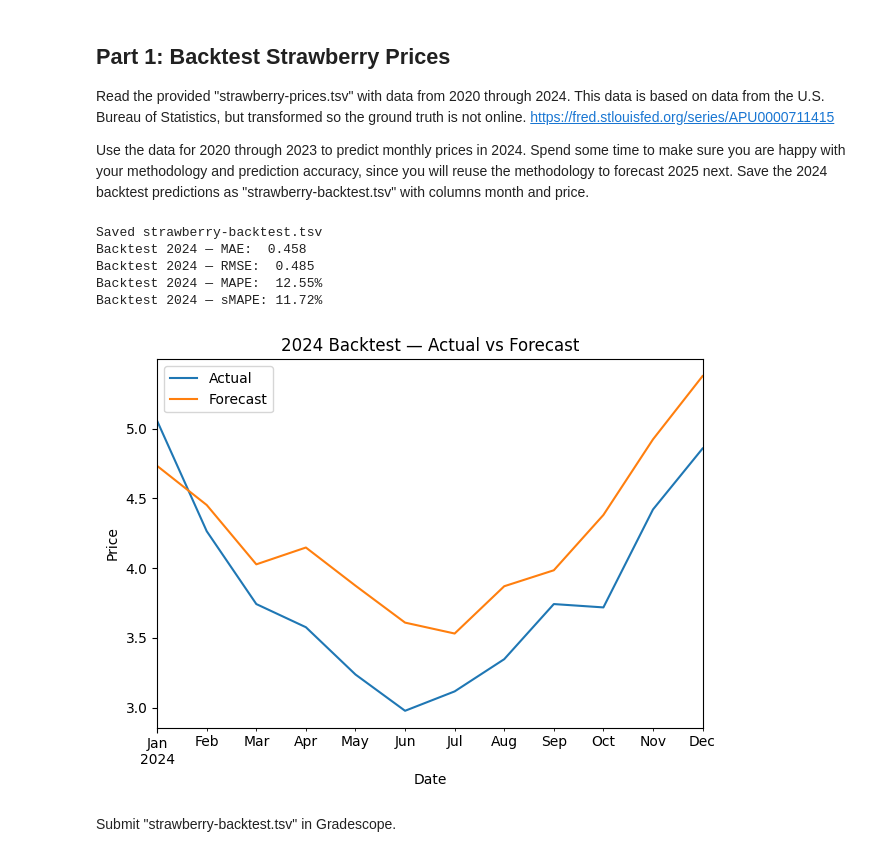
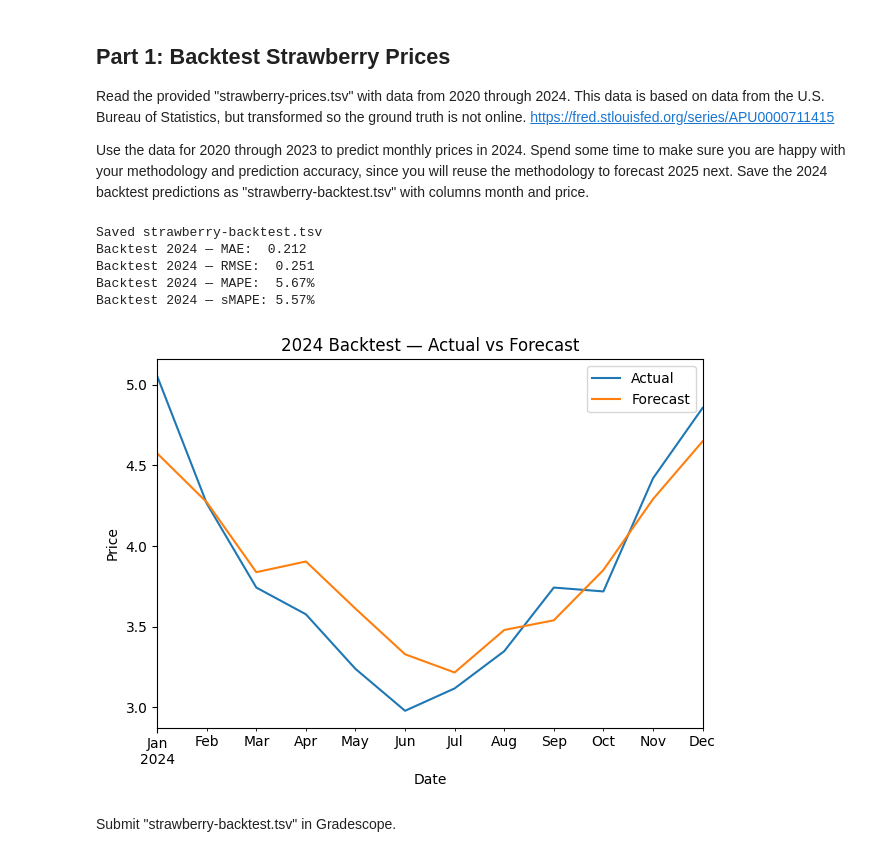
Before and after one commit to acasas11/dx704-project-02, a Jupyter notebook: project.ipynb, the cells around one changed output. Drawn from its saved outputs; the diff is of its cells as text; code cells hidden in the pictures.

```diff
--- a/project.ipynb
+++ b/project.ipynb
@@ -69,59 +69,59 @@ train = df[df["Date"].dt.year.isin([2020, 2021, 2022, 2023])].copy()
 test = df[df["Date"].dt.year.eq(2024)].copy()
 assert len(test) == 12, f"Expected 12 months for 2024, got {len(test)}."
 
-train_overall = train["Price"].mean()
-seasonal = (train.groupby(train["Date"].dt.month)["Price"].mean() / train_overall)
-seasonal = seasonal.reindex(range(1, 13)).interpolate().bfill().ffill()
-seasonal_dict = seasonal.to_dict()
+def month_number(ds: pd.Series) -> pd.Series:
+    ds = pd.to_datetime(ds)
+    return ds.dt.year * 12 + ds.dt.month
 
-train = train.assign(
-    Deseasonal=train["Price"] / train["Month"].map(seasonal_dict)
-)
+origin_m = month_number(df["Date"]).min()
 
-t = np.arange(len(train))
-X = np.c_[np.ones_like(t), t]
-beta = np.linalg.lstsq(X, train["Deseasonal"].values, rcond=None)[0]
-trend_hat = X @ beta
-resid_std = float(train["Deseasonal"].sub(trend_hat).std(ddof=1))
+def make_design(dates: pd.Series) -> np.ndarray:
+    mnum = month_number(pd.Series(dates))
+    t = (mnum - origin_m).astype(float)
+    month_dum = pd.get_dummies(pd.Series(dates).dt.month, drop_first=True)
+    X = np.column_stack([np.ones(len(t)), t, t**2, month_dum.values])
+    return X
 
-t_future = np.arange(t[-1] + 1, t[-1] + 1 + len(test))
-trend_future = (np.c_[np.ones_like(t_future), t_future] @ beta)
-test_month_seasonal = test["Month"].map(seasonal_dict).values
-pred_2024 = trend_future * test_month_seasonal
+X_tr = make_design(train["Date"])
+y_tr = train["Price"].to_numpy()
+beta = np.linalg.lstsq(X_tr, y_tr, rcond=None)[0]
+
+X_te = make_design(test["Date"])
+pred_2024 = X_te @ beta
 
 months_2024 = test["Date"].dt.to_period("M").dt.start_time
 backtest = pd.DataFrame({
     "month": months_2024.dt.strftime("%Y-%m-%d"),
     "price": pred_2024
 })
 backtest.to_csv("strawberry-backtest.tsv", sep="\t", index=False)
 print("Saved strawberry-backtest.tsv")
 
 actual_2024 = test["Price"].values
 mae = np.mean(np.abs(pred_2024 - actual_2024))
 rmse = np.sqrt(np.mean((pred_2024 - actual_2024)**2))
 mape = np.mean(np.abs((pred_2024 - actual_2024) / actual_2024)) * 100
 smape = 100 * np.mean(2*np.abs(pred_2024 - actual_2024) / (np.abs(pred_2024) + np.abs(actual_2024)))
 
 print(f"Backtest 2024 — MAE: {mae: .3f}")
 print(f"Backtest 2024 — RMSE: {rmse: .3f}")
 print(f"Backtest 2024 — MAPE: {mape: .2f}%")
 print(f"Backtest 2024 — sMAPE:{smape: .2f}%")
 
 pd.DataFrame({
     "Date": test["Date"].values,
     "Actual": actual_2024,
     "Forecast": pred_2024
 }).set_index("Date").plot(title="2024 Backtest — Actual vs Forecast", ylabel="Price")
 plt.tight_layout()
 plt.show()
 # %% [output]
 Saved strawberry-backtest.tsv
-Backtest 2024 — MAE:  0.458
-Backtest 2024 — RMSE:  0.485
-Backtest 2024 — MAPE:  12.55%
-Backtest 2024 — sMAPE: 11.72%
+Backtest 2024 — MAE:  0.212
+Backtest 2024 — RMSE:  0.251
+Backtest 2024 — MAPE:  5.67%
+Backtest 2024 — sMAPE: 5.57%
-[figure, old version]
+[figure, new version]
 # %% [markdown]
 Submit "strawberry-backtest.tsv" in Gradescope.
 # %% [markdown]
```
Also changed, not shown: parts of 2 cells of this notebook, 4 other files.
